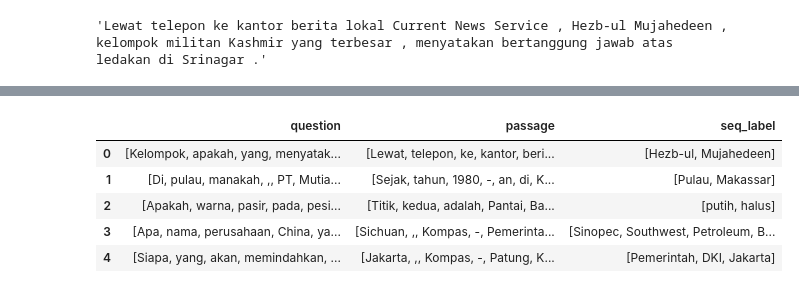
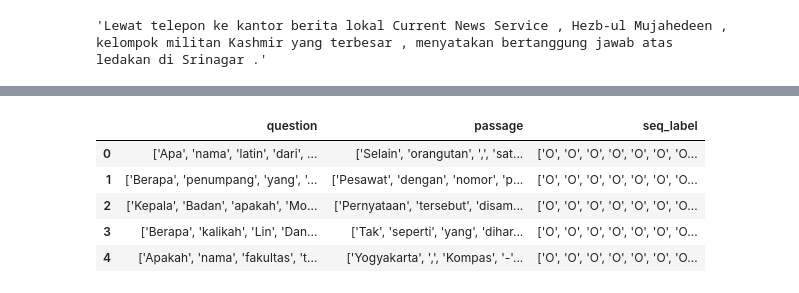
Before and after one commit to rifkybujana/IndoBERT-QA, a Jupyter notebook: BERT.ipynb, the cells around one changed output, grey strips where cells are left out. Cells and saved outputs as stored; diff of their text form; code cells hidden in the pictures.

```diff
--- a/BERT.ipynb
+++ b/BERT.ipynb
@@ -121,0 +146,2 @@ for i in range(len(df['seq_label'])):
+# %%
+val = pd.read_csv("val_preprocess.csv")
@@ -122,9 +169,9 @@ for i in range(len(df['seq_label'])):
 # %%
-df.head()
+val.head()
 # %% [output]
 |  | question | passage | seq_label |
-| 0 | [Kelompok, apakah, yang, menyatak... | [Lewat, telepon, ke, kantor, beri... | [Hezb-ul, Mujahedeen] |
-| 1 | [Di, pulau, manakah, ,, PT, Mutia... | [Sejak, tahun, 1980, -, an, di, K... | [Pulau, Makassar] |
-| 2 | [Apakah, warna, pasir, pada, pesi... | [Titik, kedua, adalah, Pantai, Ba... | [putih, halus] |
-| 3 | [Apa, nama, perusahaan, China, ya... | [Sichuan, ,, Kompas, -, Pemerinta... | [Sinopec, Southwest, Petroleum, B... |
-| 4 | [Siapa, yang, akan, memindahkan, ... | [Jakarta, ,, Kompas, -, Patung, K... | [Pemerintah, DKI, Jakarta] |
+| 0 | ['Apa', 'nama', 'latin', 'dari', ... | ['Selain', 'orangutan', ',', 'sat... | ['O', 'O', 'O', 'O', 'O', 'O', 'O... |
+| 1 | ['Berapa', 'penumpang', 'yang', '... | ['Pesawat', 'dengan', 'nomor', 'p... | ['O', 'O', 'O', 'O', 'O', 'O', 'O... |
+| 2 | ['Kepala', 'Badan', 'apakah', 'Mo... | ['Pernyataan', 'tersebut', 'disam... | ['O', 'O', 'O', 'O', 'O', 'O', 'O... |
+| 3 | ['Berapa', 'kalikah', 'Lin', 'Dan... | ['Tak', 'seperti', 'yang', 'dihar... | ['O', 'O', 'O', 'O', 'O', 'O', 'O... |
+| 4 | ['Apakah', 'nama', 'fakultas', 't... | ['Yogyakarta', ',', 'Kompas', '-'... | ['O', 'O', 'O', 'O', 'O', 'O', 'O... |
```
Also changed, not shown: parts of 33 cells of this notebook.
